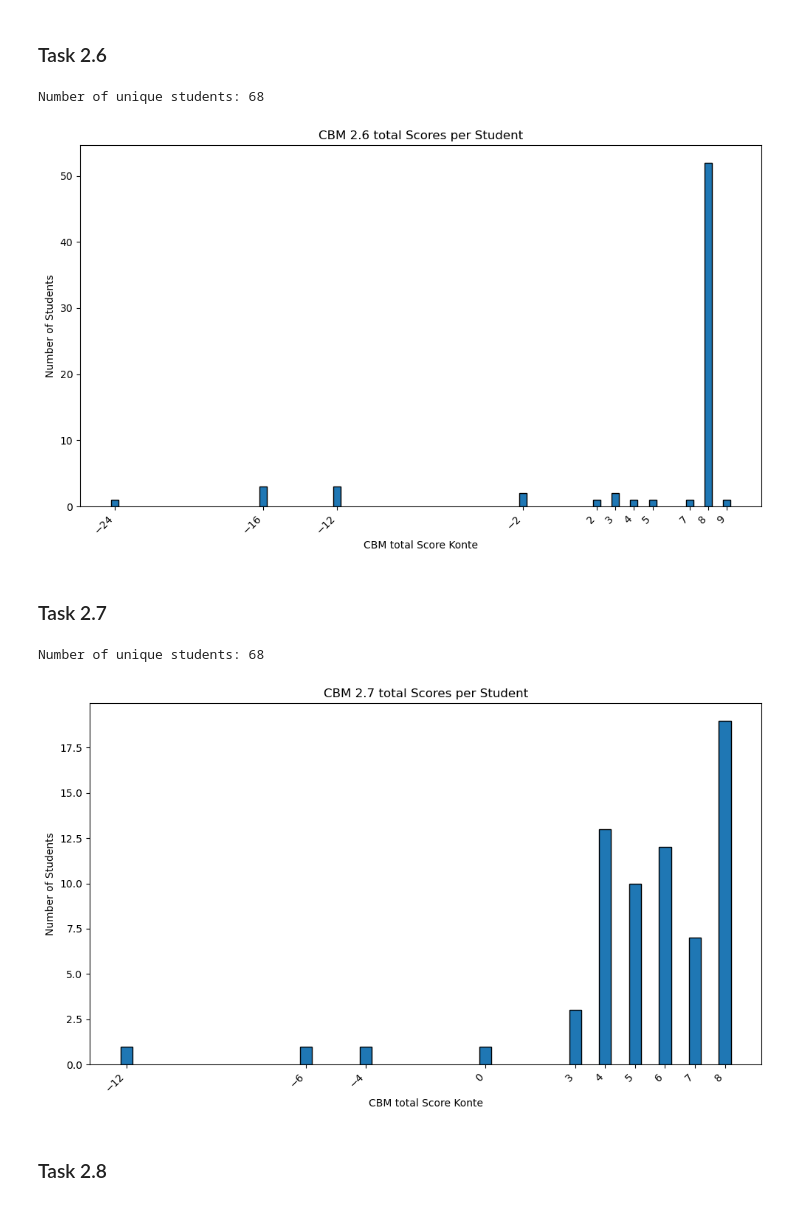
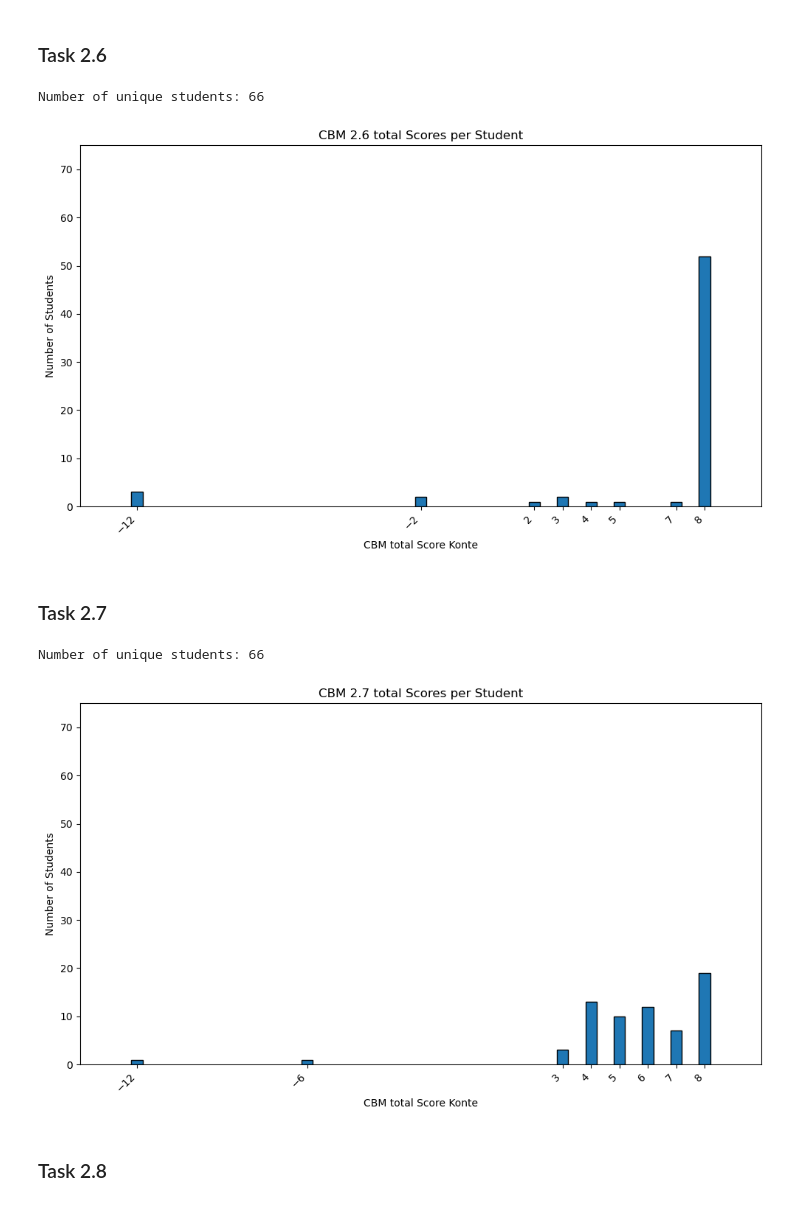
Before and after one commit to juliepe/exam_analysis_H25, a Jupyter notebook: analysis/CBM/2025/Konte/notebooks/5_CBM_score_per_task.ipynb, the cells around one changed output. Cells and saved outputs as stored; diff of their text form; code cells hidden in the pictures.

```diff
--- a/analysis/CBM/2025/Konte/notebooks/5_CBM_score_per_task.ipynb
+++ b/analysis/CBM/2025/Konte/notebooks/5_CBM_score_per_task.ipynb
@@ -149,7 +159,7 @@ Number of unique students: 68
 # %% [markdown]
 ### Task 2.6
 # %%
-result2_6 = CBM_score_per_task(df, question_number=2.6, map_answers=['R', 'P', 'P', 'M', 'F'])
+result2_6 = CBM_score_per_task(df, question_number='2.6', map_answers=['R', 'P', 'P', 'M', 'F'])
 
 student_scores = result2_6.drop_duplicates(subset=["student_id"])[["student_id", "score"]]
 
@@ -164,34 +174,38 @@ plt.xticks(score_counts.index, rotation=45, ha="right")
 plt.xlabel("CBM total Score Konte")
 plt.ylabel("Number of Students")
 plt.title("CBM 2.6 total Scores per Student")
+plt.xlim(-14, 10)
+plt.ylim(0, 75)
 plt.tight_layout()
 plt.show()
 # %% [output]
-Number of unique students: 68
+Number of unique students: 66
-[figure, old version]
+[figure, new version]
 # %% [markdown]
 ### Task 2.7
 # %%
-result2_7 = CBM_score_per_task(df, question_number=2.7, map_answers=['R', 'P', 'P', 'M', 'F'])
+result2_7 = CBM_score_per_task(df, question_number='2.7', map_answers=['R', 'P', 'P', 'M', 'F'])
 
 student_scores = result2_7.drop_duplicates(subset=["student_id"])[["student_id", "score"]]
 
 print(f"Number of unique students: {len(student_scores)}")
 
 #By using value_counts().sort_index(), each bar is drawn at the exact score value that students actually received
 score_counts = student_scores["score"].value_counts().sort_index()
 
 plt.figure(figsize=(10, 6))
 plt.bar(score_counts.index, score_counts.values, width=0.4, edgecolor="black", align="center")
 plt.xticks(score_counts.index, rotation=45, ha="right")
 plt.xlabel("CBM total Score Konte")
 plt.ylabel("Number of Students")
 plt.title("CBM 2.7 total Scores per Student")
+plt.xlim(-14, 10)
+plt.ylim(0, 75)
 plt.tight_layout()
 plt.show()
 # %% [output]
-Number of unique students: 68
+Number of unique students: 66
-[figure, old version]
+[figure, new version]
 # %% [markdown]
 ### Task 2.8
 # %%
```
Also changed, not shown: parts of 15 cells of this notebook, 8 other files.
